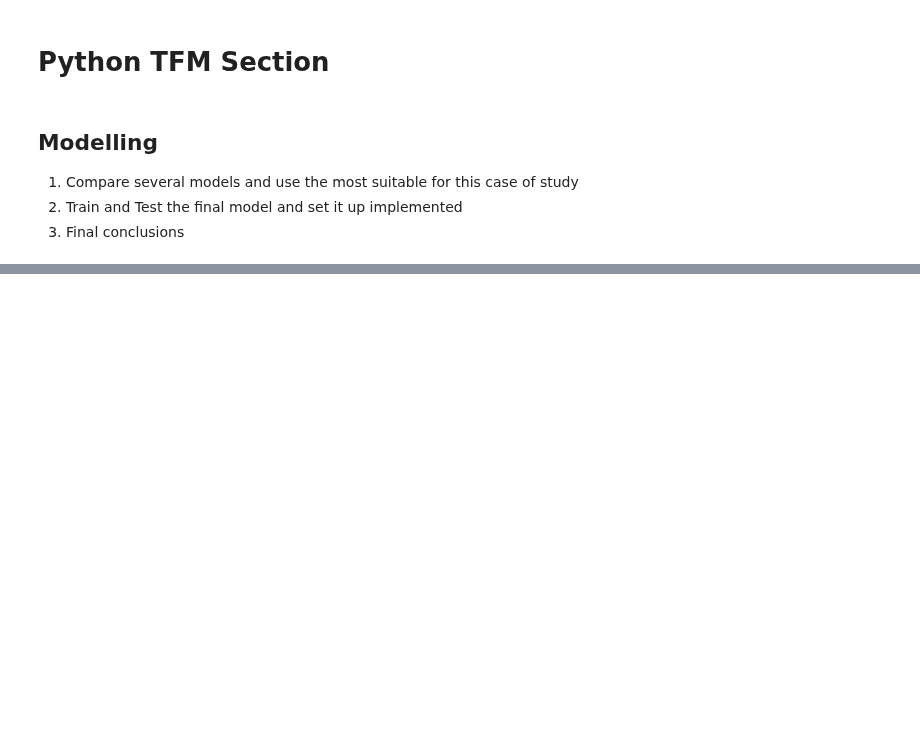
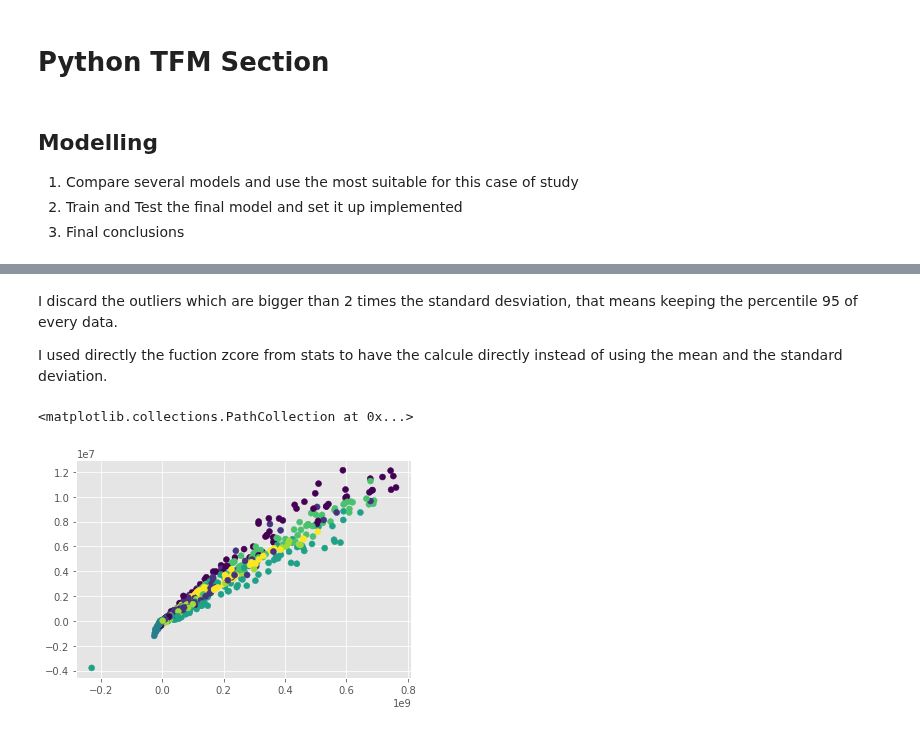
Before and after one commit to davescusope/TFM_Data_Science, a Jupyter notebook: 05. Modeling.ipynb, the cells around one changed output, grey strips where cells are left out. Drawn from its saved outputs; the diff is of its cells as text; code cells hidden in the pictures; blank space fills up the shorter version.

```diff
--- a/05. Modeling.ipynb
+++ b/05. Modeling.ipynb
@@ -25,0 +114,11 @@ df_modelize.sample(5)
+# %% [markdown]
+I discard the outliers which are bigger than 2 times the standard desviation, that means keeping the percentile 95 of every data.
+
+I used directly the fuction zcore from stats to have the calcule directly instead of using the mean and the standard deviation.
+# %%
+from scipy import stats
+df_modelize3= df_modelize2[(np.abs(stats.zscore(df_modelize2)) < 2).all(axis=1)].reset_index()
+plt.scatter(df_modelize3['INTEGRAL_MARGIN'],df_modelize3['POWER_MWH'],c=df_modelize3['NUM_TECH'])
+# %% [output]
+<matplotlib.collections.PathCollection at 0x...>
+[figure, added]
```
Also changed, not shown: parts of 12 cells of this notebook, 3 other files.
